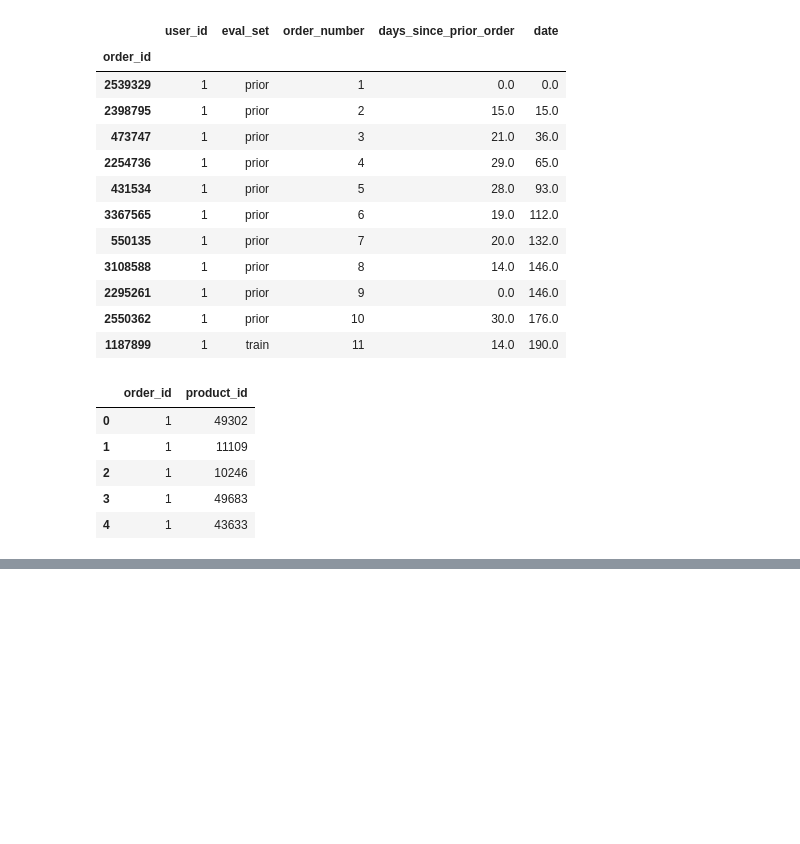
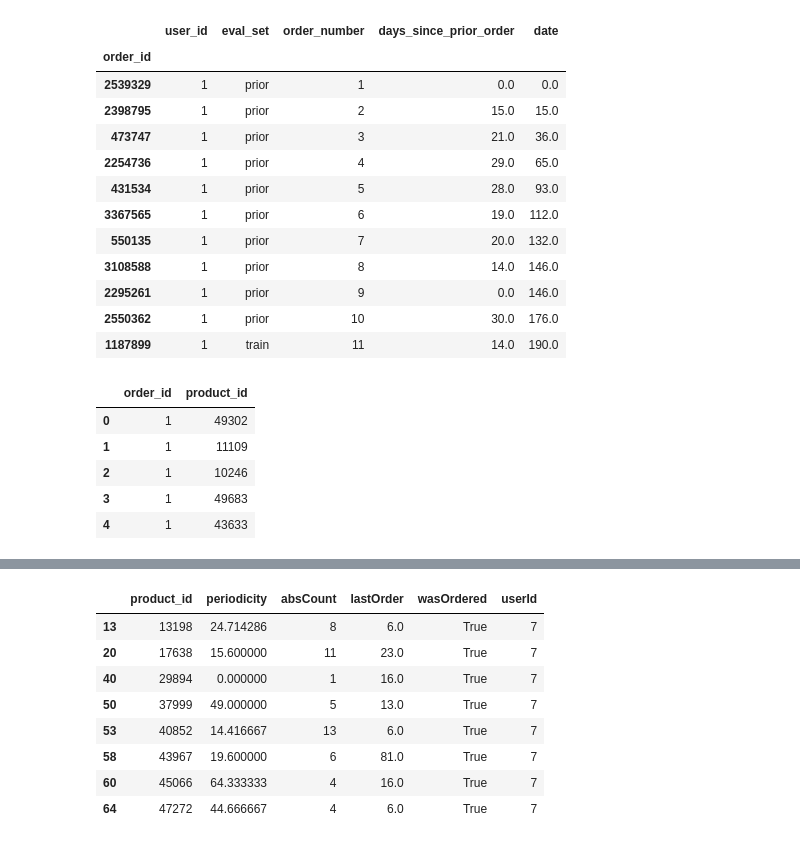
Before and after one commit to PhySci/instacart, a Jupyter notebook: SGD classifier.ipynb, the cells around one changed output, grey strips where cells are left out. Cells and saved outputs as stored; diff of their text form; code cells hidden in the pictures; blank space fills up the shorter version.

```diff
--- a/SGD classifier.ipynb
+++ b/SGD classifier.ipynb
@@ -303,0 +200,12 @@ r2.merge(products,left_on='product_id',right_index=True)
+# %%
+df.query('userId == 7 and wasOrdered')
+# %% [output]
+|  | product_id | periodicity | absCount | lastOrder | wasOrdered | userId |
+| 13 | 13198 | 24.714286 | 8 | 6.0 | True | 7 |
+| 20 | 17638 | 15.600000 | 11 | 23.0 | True | 7 |
+| 40 | 29894 | 0.000000 | 1 | 16.0 | True | 7 |
+| 50 | 37999 | 49.000000 | 5 | 13.0 | True | 7 |
+| 53 | 40852 | 14.416667 | 13 | 6.0 | True | 7 |
+| 58 | 43967 | 19.600000 | 6 | 81.0 | True | 7 |
+| 60 | 45066 | 64.333333 | 4 | 16.0 | True | 7 |
+| 64 | 47272 | 44.666667 | 4 | 6.0 | True | 7 |
```
Also changed, not shown: parts of 25 cells of this notebook, 3 other files.
